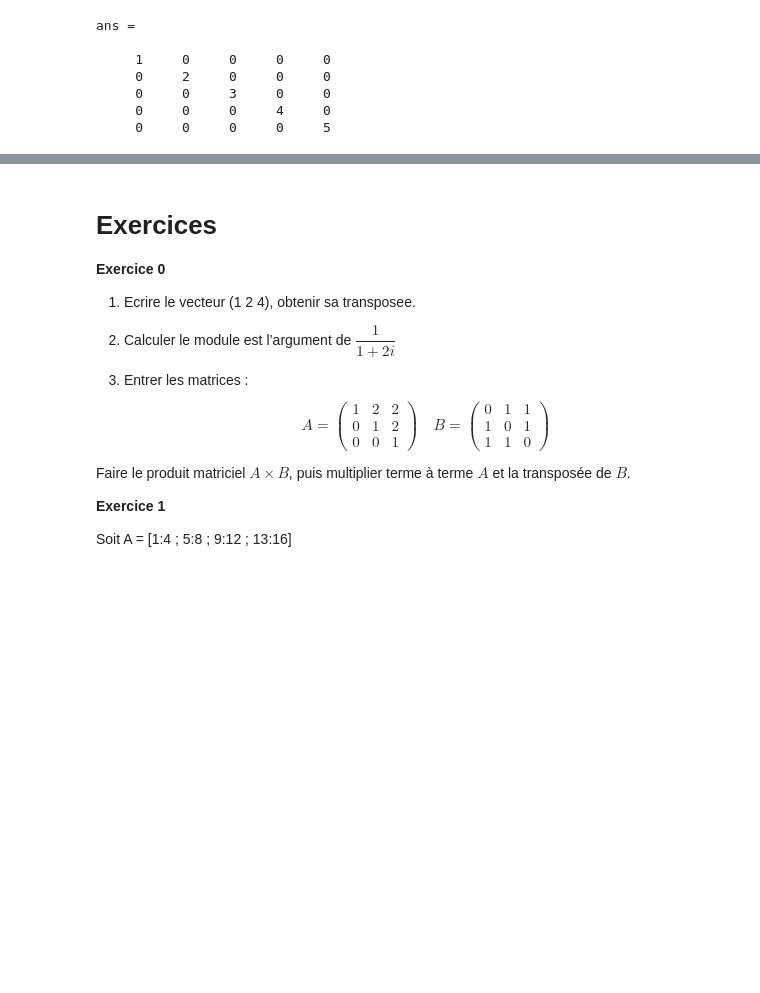
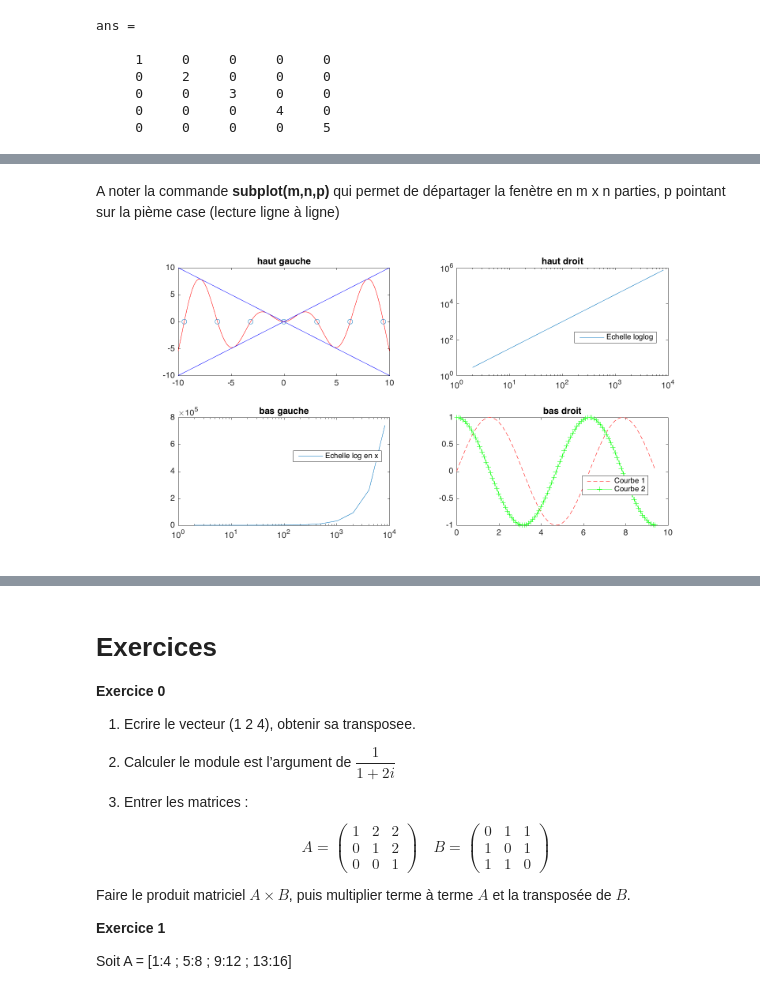
Before and after one commit to clopeau/Matlab, a Jupyter notebook: Introduction à Matlab.ipynb, the cells around one changed output, grey strips where cells are left out. Saved outputs shown, nothing was run; the diff lists cells and outputs as text; code cells hidden in the pictures; blank space fills up the shorter version.

```diff
--- a/Introduction à Matlab.ipynb
+++ b/Introduction à Matlab.ipynb
@@ -1281,0 +1327,33 @@ title('x et [y z]')
+# %% [markdown]
+A noter la commande **subplot(m,n,p)** qui permet de départager la fenètre en m x n parties, p pointant sur la pième case (lecture ligne à ligne)
+# %%
+f=figure() ;   % nouvelle figure
+
+subplot(221)   % en haut à gauche
+x=-10:0.1:10;
+y1=x.*sin(x);
+plot(x,y1,'r',x,x,'b',x,-x,'b')
+hold on % permet un deuxieme appel de plot sans effacer
+X=-3*pi:pi:3*pi;
+Y=zeros(size(X));
+plot(X,Y,'o') % trace des cercles
+title('haut gauche')
+
+subplot(222)  % en haut à droite
+n=2.^(1:13);
+loglog(n,n.^1.5);
+title('haut droit')
+legend('Echelle loglog','Location','Best')
+
+subplot(223) % en bas à gauche
+semilogx(n,n.^1.5)
+legend('Echelle log en x','Location','Best')
+title('bas gauche')
+
+subplot(224)
+x=0:0.1:3*pi ; y=sin(x); z=cos(x);
+plot(x, y, 'r--', x, z, 'g-+')
+legend(['Courbe 1' ; 'Courbe 2'],'Location','Best')
+title('bas droit')
+# %% [output]
+[figure, added]
```
Also changed, not shown: parts of 56 cells of this notebook.
